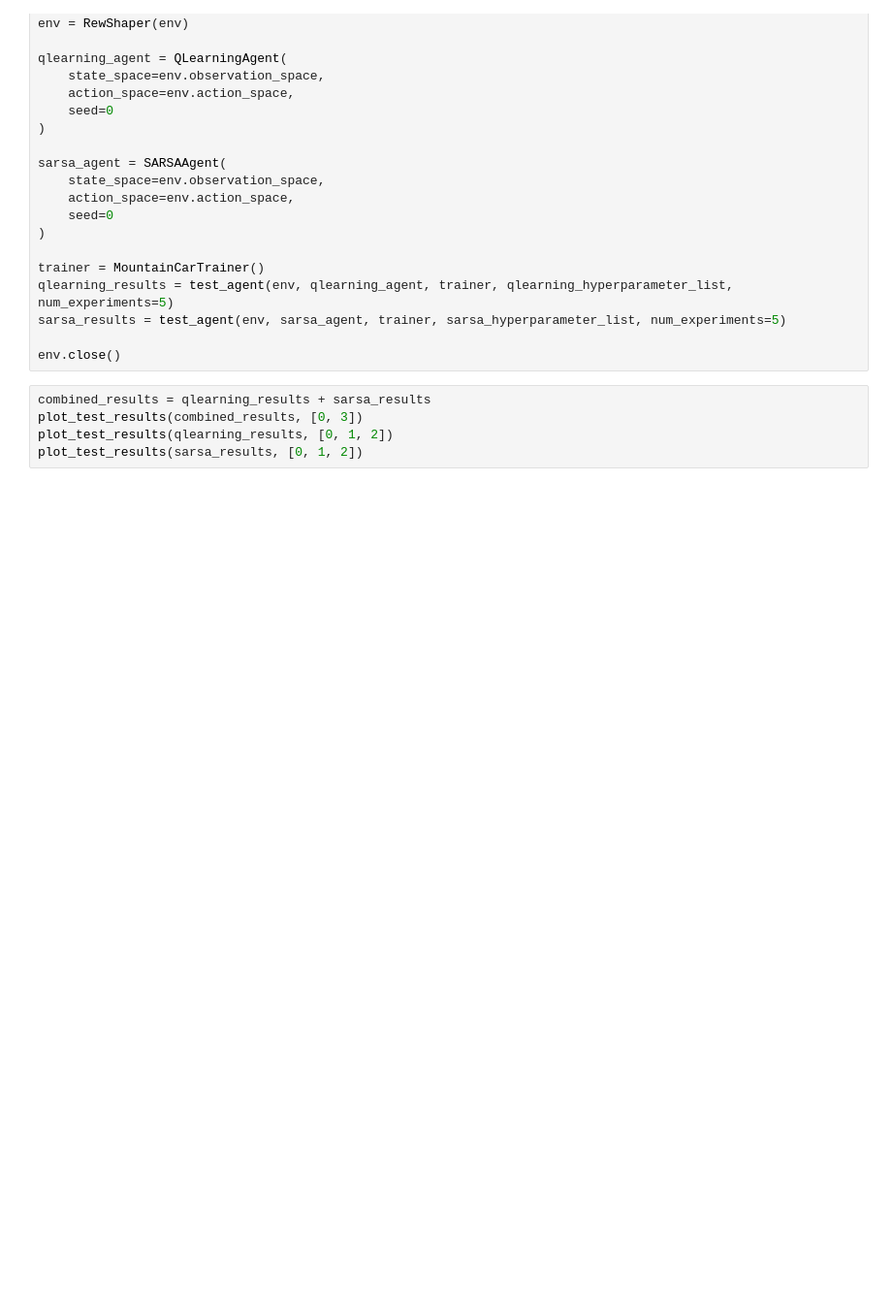
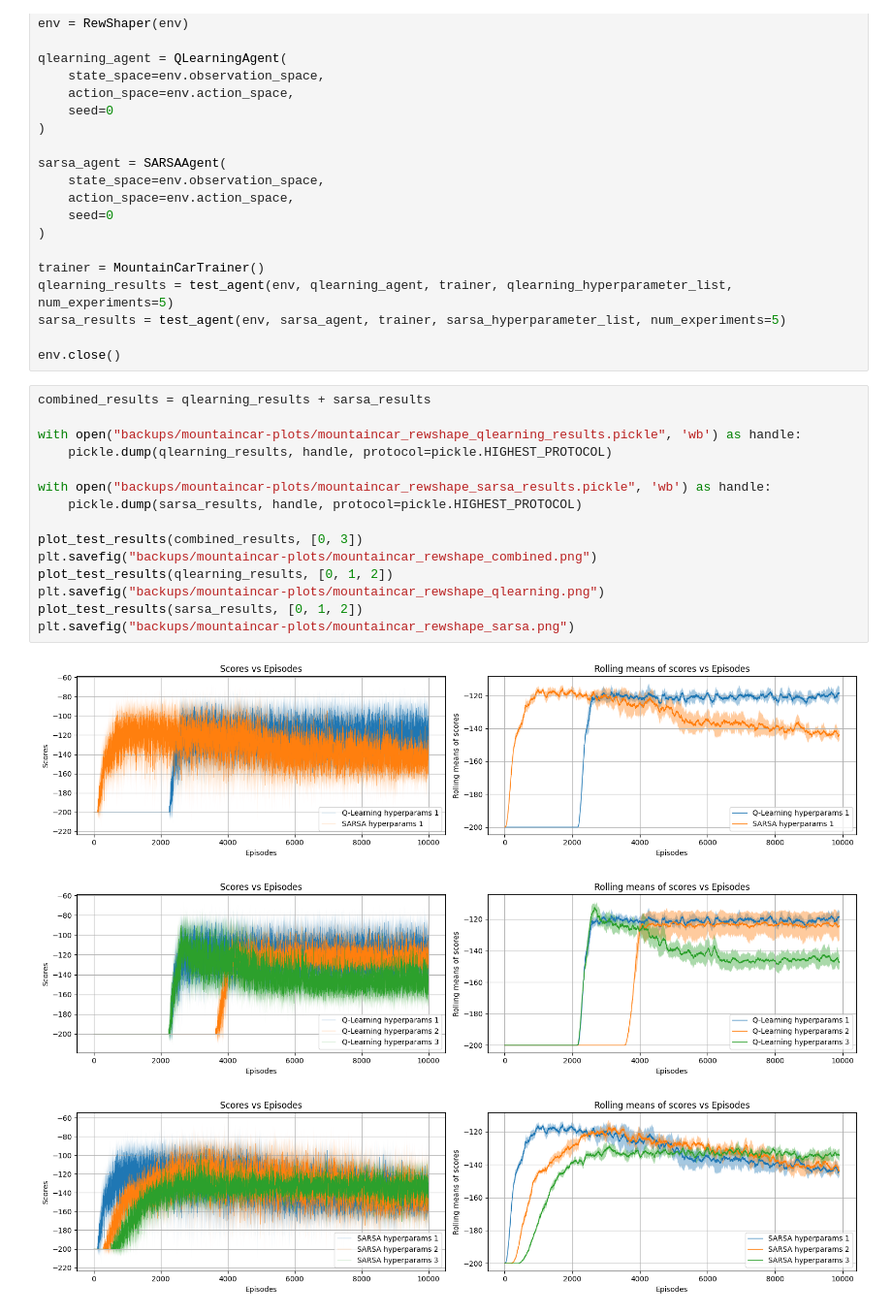
Before and after one commit to JG-0212/DA6400_RL_PA1, a Jupyter notebook: mountaincar_training.ipynb, the cells around one changed output. Shown at 97% size. Saved outputs shown, nothing was run; the diff lists cells and outputs as text; blank space fills up the shorter version.

```diff
--- a/mountaincar_training.ipynb
+++ b/mountaincar_training.ipynb
@@ -176,8 +191,22 @@ sarsa_results = test_agent(env, sarsa_agent, trainer, sarsa_hyperparameter_list,
 env.close()
 # %%
 combined_results = qlearning_results + sarsa_results
+
+with open("backups/mountaincar-plots/mountaincar_rewshape_qlearning_results.pickle", 'wb') as handle:
+    pickle.dump(qlearning_results, handle, protocol=pickle.HIGHEST_PROTOCOL)
+
+with open("backups/mountaincar-plots/mountaincar_rewshape_sarsa_results.pickle", 'wb') as handle:
+    pickle.dump(sarsa_results, handle, protocol=pickle.HIGHEST_PROTOCOL)
+
 plot_test_results(combined_results, [0, 3])
+plt.savefig("backups/mountaincar-plots/mountaincar_rewshape_combined.png")
 plot_test_results(qlearning_results, [0, 1, 2])
+plt.savefig("backups/mountaincar-plots/mountaincar_rewshape_qlearning.png")
 plot_test_results(sarsa_results, [0, 1, 2])
+plt.savefig("backups/mountaincar-plots/mountaincar_rewshape_sarsa.png")
+# %% [output]
+[figure, added]
+[figure, added]
+[figure, added]
 # %%
 table = np.array(qlearning_agent.q_table.table)
```
Also changed, not shown: parts of 4 cells of this notebook, 1 other file.
